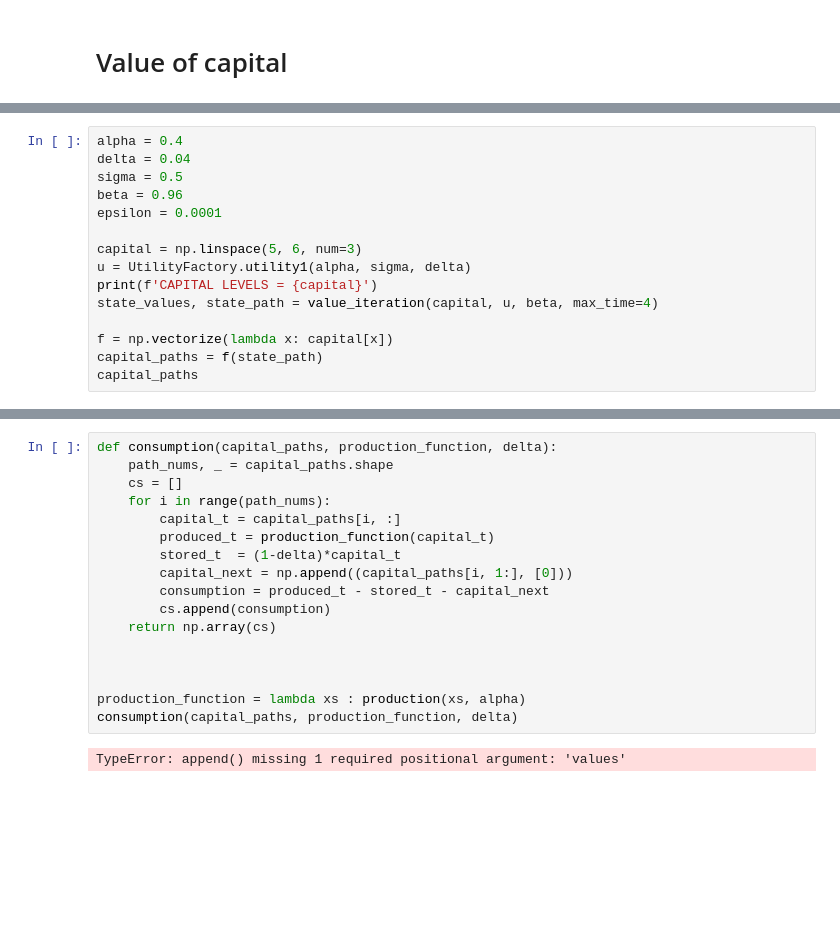
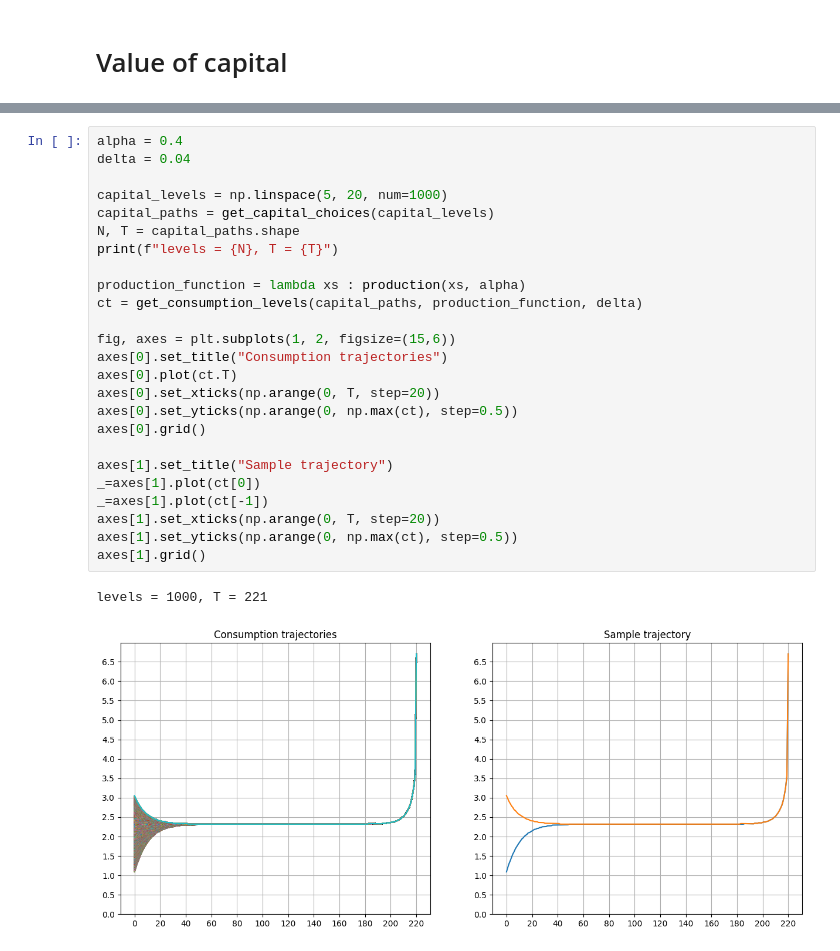
Before and after one commit to dominikstipic/macro, a Jupyter notebook: main.ipynb, the cells around one changed output, grey strips where cells are left out. Cells and saved outputs as stored; diff of their text form; blank space fills up the shorter version.

```diff
--- a/main.ipynb
+++ b/main.ipynb
@@ -133,15 +92,0 @@ def consumption(k_now, k_next, alpha, delta):
-# %%
-alpha = 0.4
-delta = 0.04
-sigma = 0.5
-beta = 0.96
-epsilon = 0.0001
-
-capital = np.linspace(5, 6, num=3)
-u = UtilityFactory.utility1(alpha, sigma, delta)
-print(f'CAPITAL LEVELS = {capital}')
-state_values, state_path = value_iteration(capital, u, beta, max_time=4)
-
-f = np.vectorize(lambda x: capital[x])
-capital_paths = f(state_path)
-capital_paths
@@ -157,19 +128,28 @@ array([[5.5, 5.5, 5.5, 5. ],
 # %%
-def consumption(capital_paths, production_function, delta):
-    path_nums, _ = capital_paths.shape
-    cs = []
-    for i in range(path_nums):
-        capital_t = capital_paths[i, :]
-        produced_t = production_function(capital_t)
-        stored_t  = (1-delta)*capital_t
-        capital_next = np.append((capital_paths[i, 1:], [0]))
-        consumption = produced_t - stored_t - capital_next
-        cs.append(consumption)
-    return np.array(cs)
+alpha = 0.4
+delta = 0.04
 
-
+capital_levels = np.linspace(5, 20, num=1000)
+capital_paths = get_capital_choices(capital_levels)
+N, T = capital_paths.shape
+print(f"levels = {N}, T = {T}")
 
 production_function = lambda xs : production(xs, alpha)
-consumption(capital_paths, production_function, delta)
+ct = get_consumption_levels(capital_paths, production_function, delta)
+
+fig, axes = plt.subplots(1, 2, figsize=(15,6))
+axes[0].set_title("Consumption trajectories")
+axes[0].plot(ct.T)
+axes[0].set_xticks(np.arange(0, T, step=20))
+axes[0].set_yticks(np.arange(0, np.max(ct), step=0.5))
+axes[0].grid()
+
+axes[1].set_title("Sample trajectory")
+_=axes[1].plot(ct[0])
+_=axes[1].plot(ct[-1])
+axes[1].set_xticks(np.arange(0, T, step=20))
+axes[1].set_yticks(np.arange(0, np.max(ct), step=0.5))
+axes[1].grid()
 # %% [output]
-TypeError: append() missing 1 required positional argument: 'values'
+levels = 1000, T = 221
+[figure, added]
```
Also changed, not shown: parts of 14 cells of this notebook, 2 other files.
